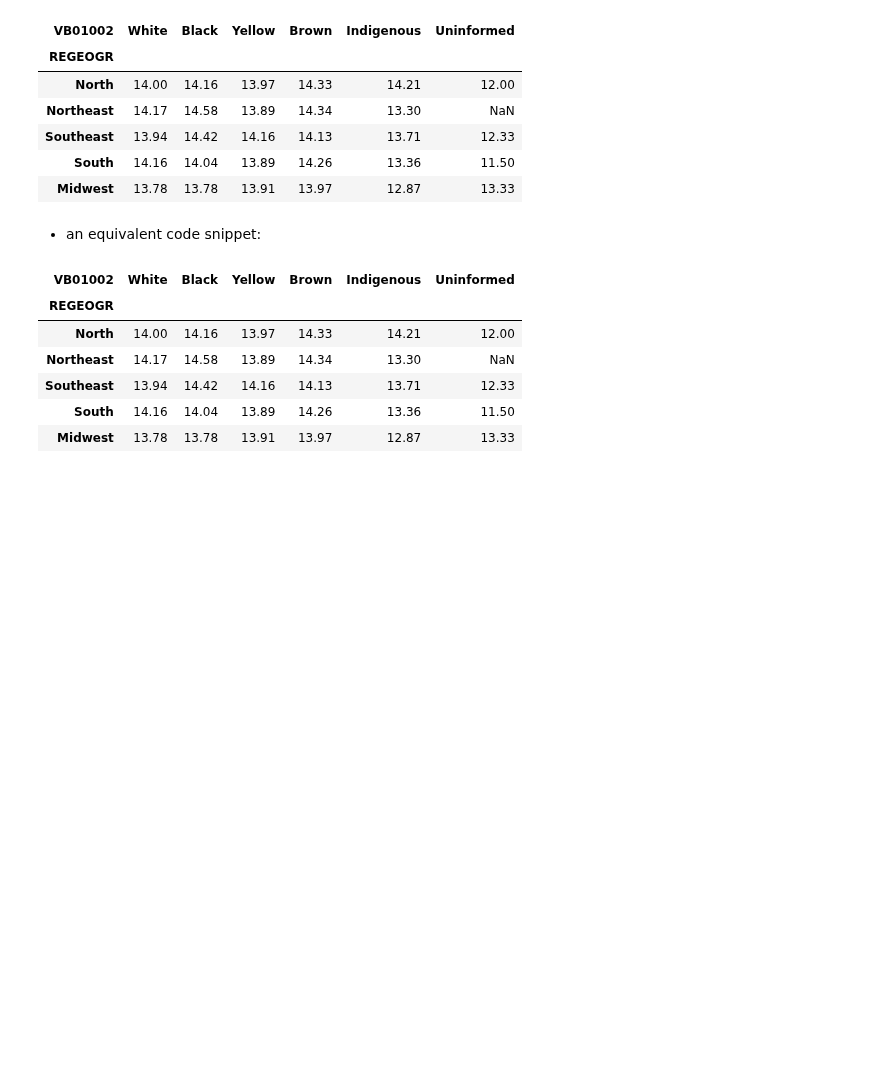
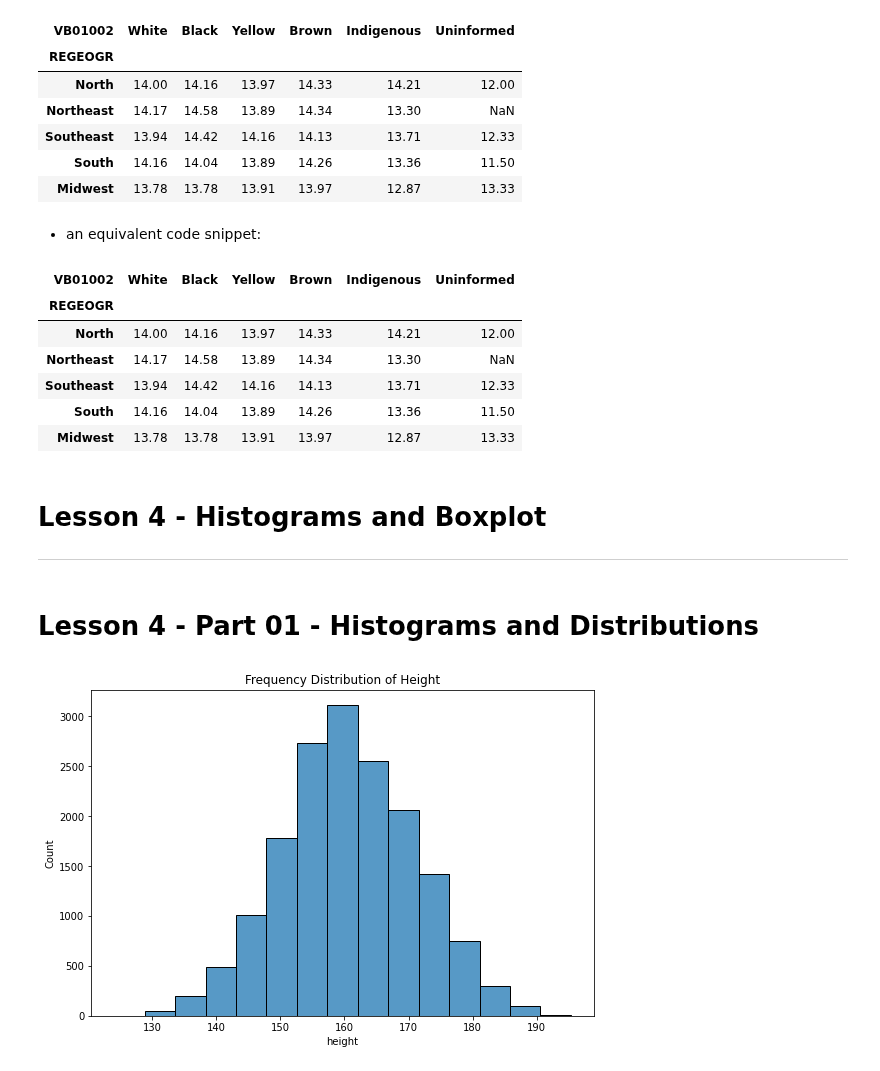
Before and after one commit to gabrielatrindade/alura-bootcamp, a Jupyter notebook: module3/pense_2015.ipynb, the cells around one changed output. Saved outputs shown, nothing was run; the diff lists cells and outputs as text; code cells hidden in the pictures; blank space fills up the shorter version.

```diff
--- a/module3/pense_2015.ipynb
+++ b/module3/pense_2015.ipynb
@@ -794,3 +796,22 @@ pivot_REGEOGR_VB01002_agg_VB01003
 | Southeast | 13.94 | 14.42 | 14.16 | 14.13 | 13.71 | 12.33 |
 | South | 14.16 | 14.04 | 13.89 | 14.26 | 13.36 | 11.50 |
 | Midwest | 13.78 | 13.78 | 13.91 | 13.97 | 12.87 | 13.33 |
+# %% [markdown]
+# Lesson 4 - Histograms and Boxplot
+
+---
+# %% [markdown]
+# Lesson 4 - Part 01 - Histograms and Distributions
+# %%
+# height distribution
+ax = sns.histplot(data=pense_2015,
+                  x='VB17004',
+                  bins=k)
+
+ax.figure.set_size_inches(9,6)
+ax.set_title('Frequency Distribution of Height')
+ax.set_xlabel('height')
+
+plt.show()
+# %% [output]
+[figure, added]
```
Also changed, not shown: parts of 40 cells of this notebook.
